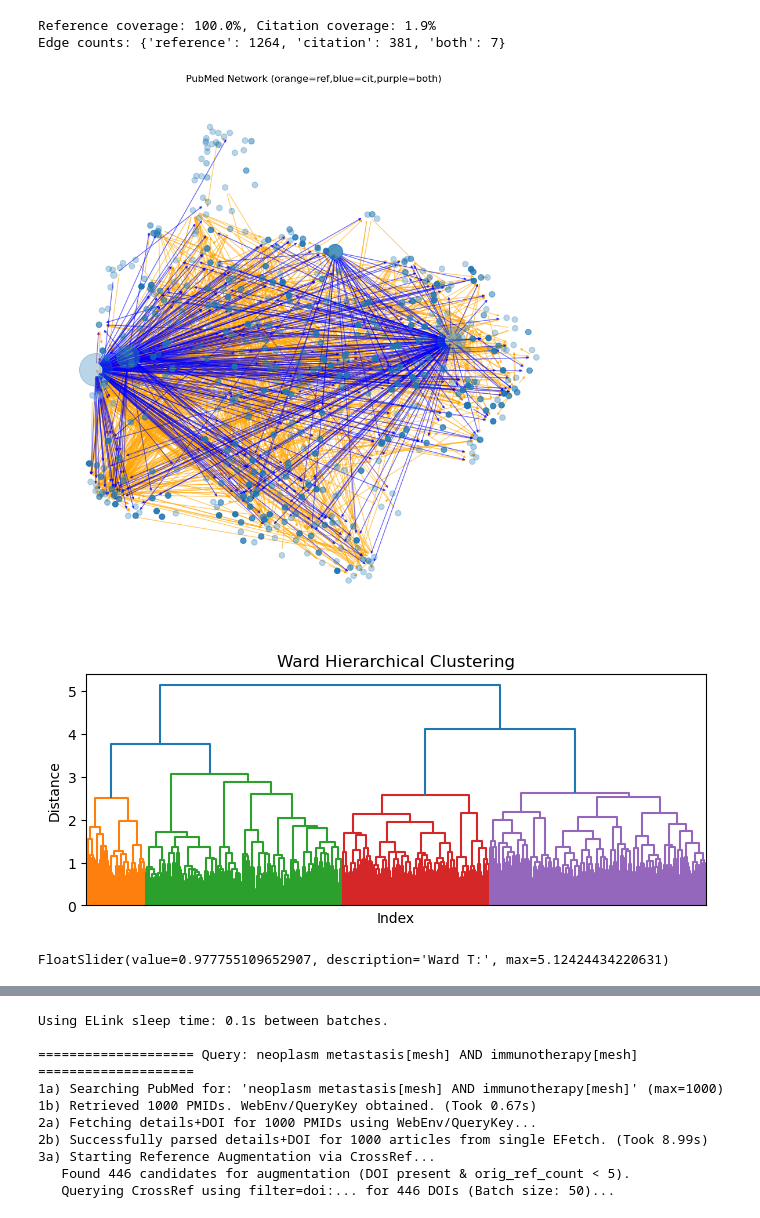
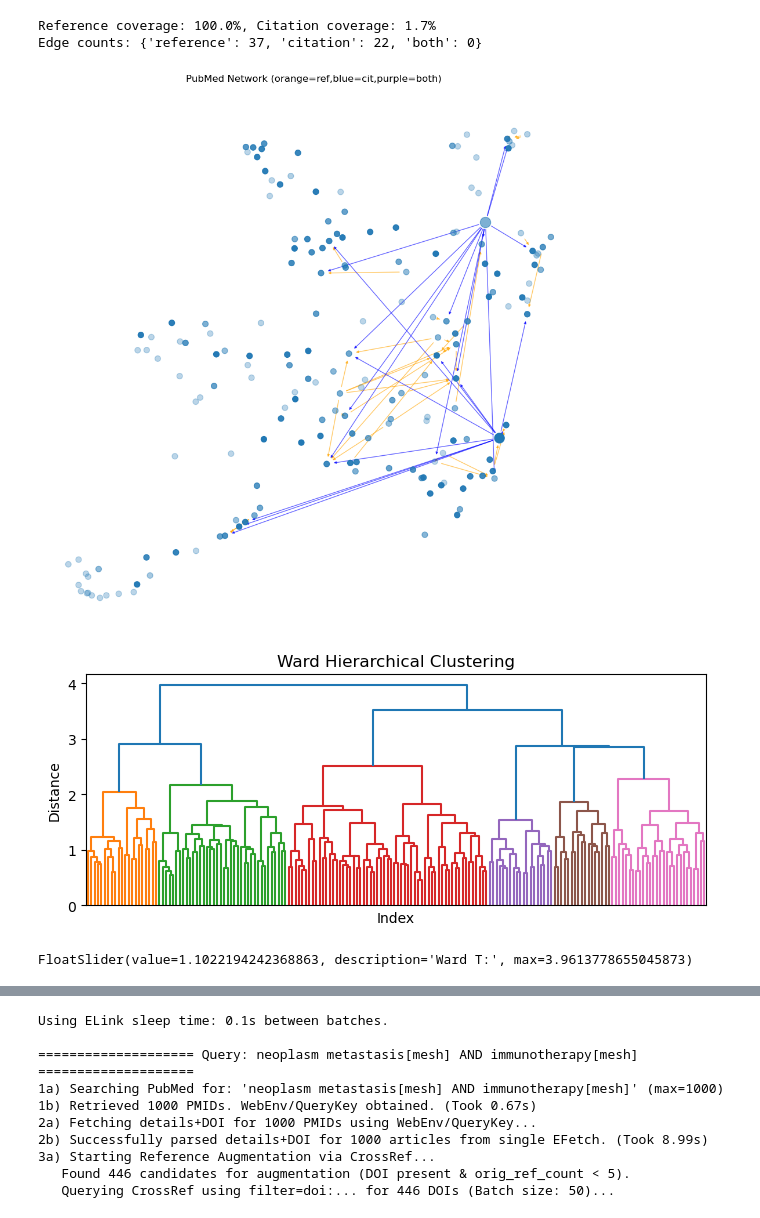
Before and after one commit to LeviMelo/litscape, a Jupyter notebook: tests-again.ipynb, the cells around one changed output, grey strips where cells are left out. Drawn from its saved outputs; the diff is of its cells as text; code cells hidden in the pictures.

```diff
--- a/tests-again.ipynb
+++ b/tests-again.ipynb
@@ -56,7 +56,7 @@ import datetime
 
 # ---------------- Configuration ---------------- #
 
-PUBMED_QUERY = "(metformin[tiab] OR glucophage[tiab]) AND (aging[mesh] OR longevity[mesh])"
+PUBMED_QUERY = "(Enhanced recovery) AND (thoracic surgery) AND (children OR pediatric)"
 MAX_RESULTS  = 1000
 ELINK_BATCH  = 100
 
@@ -248,38 +248,38 @@ for stype,col in color_map.items():
     nx.draw_networkx_edges(G,pos,edgelist=eds,edge_color=col,alpha=0.6,arrowstyle='-|>',arrowsize=6)
 plt.title("PubMed Network (orange=ref,blue=cit,purple=both)")
 plt.axis('off')
 plt.show()
 
 # 6. Dendrogram + interactive Ward cut
 plt.figure(figsize=(8,3))
 dendrogram(Z,no_labels=True)
 plt.title("Ward Hierarchical Clustering")
 plt.xlabel("Index"); plt.ylabel("Distance")
 plt.show()
 
 slider = widgets.FloatSlider(min=0,max=Z[:,2].max(),step=0.1,value=Z[:,2].mean(),
     description="Ward T:")
 out = widgets.Output(layout={'height':'300px','overflow_y':'scroll'})
 def on_val_change(change):
     with out:
         clear_output()
         labs = fcluster(Z,t=change['new'],criterion='distance')
         plt.figure(figsize=(8,8))
         nx.draw_networkx_nodes(G,pos,
             node_size=[50+10*G.nodes[n]['ext_cits'] for n in G],
             alpha=[G.nodes[n]['alpha'] for n in G],
             node_color=labs, cmap='tab20'
         )
         nx.draw_networkx_edges(G,pos,alpha=0.3)
         plt.axis('off'); plt.show()
 slider.observe(on_val_change,'value')
 display(slider,out)
 # %% [output]
-Reference coverage: 100.0%, Citation coverage: 1.9%
-Edge counts: {'reference': 1264, 'citation': 381, 'both': 7}
+Reference coverage: 100.0%, Citation coverage: 1.7%
+Edge counts: {'reference': 37, 'citation': 22, 'both': 0}
-[figure, old version]
+[figure, new version]
-[figure, old version]
+[figure, new version]
-FloatSlider(value=0.977755109652907, description='Ward T:', max=5.12424434220631)
+FloatSlider(value=1.1022194242368863, description='Ward T:', max=3.9613778655045873)
 [interactive output not drawn]
 # %%
 # =============================================================================
```
Also changed, not shown: 4 other files.
